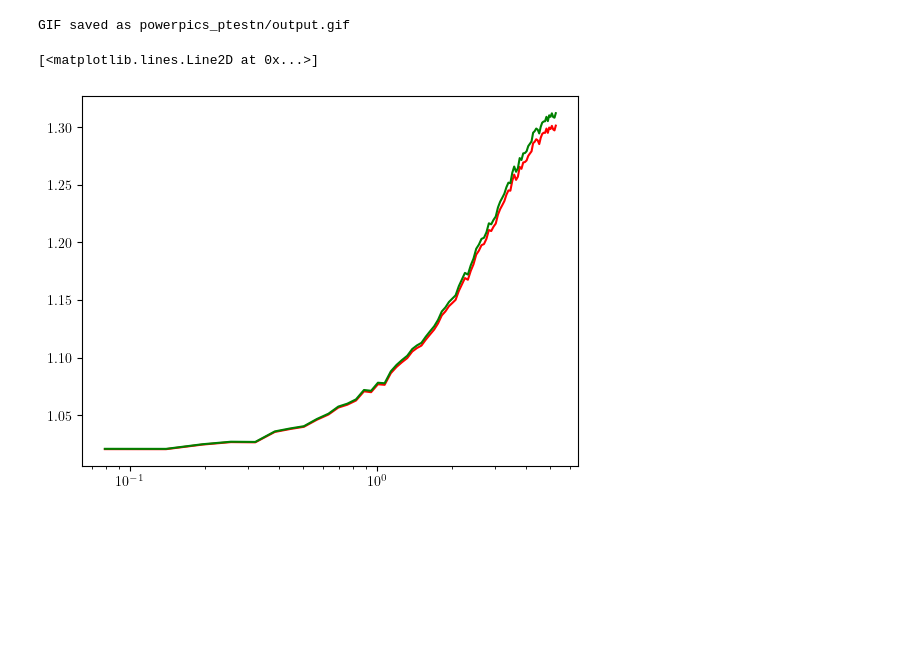
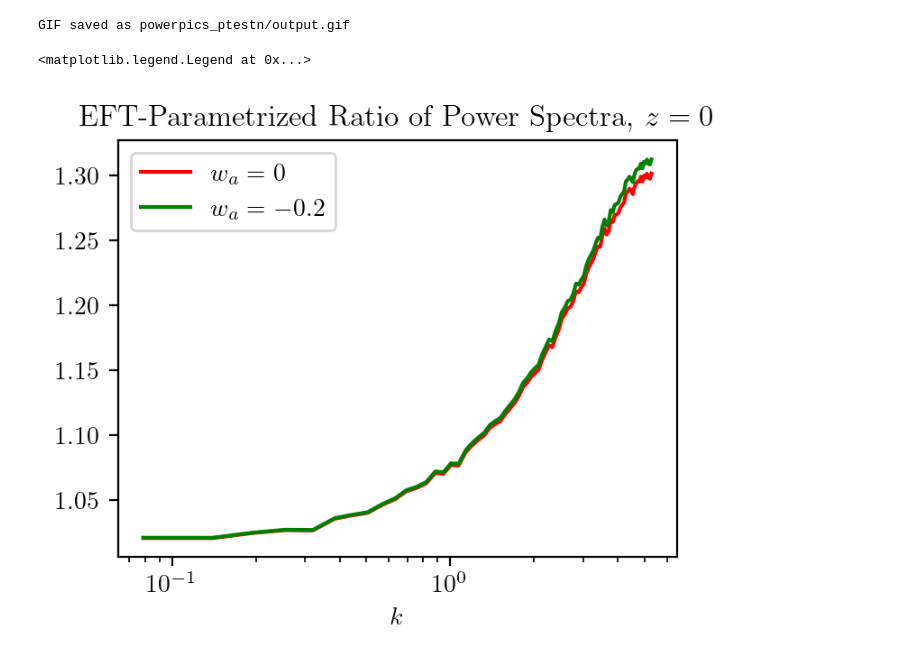
Before and after one commit to hganjoo/pysco-eft-lin, a Jupyter notebook: pysco/plotter.ipynb, the cells around one changed output. Drawn from its saved outputs; the diff is of its cells as text; code cells hidden in the pictures; blank space fills up the shorter version.

```diff
--- a/pysco/plotter.ipynb
+++ b/pysco/plotter.ipynb
@@ -172,21 +172,27 @@ print(f"GIF saved as {output_gif}")
 # %% [output]
 GIF saved as powerpics_ptestn/output.gif
 # %%
+plt.figure(dpi=200,figsize=(4,3))
+
 file_path = './ptest/output_{}/particles_eft_multigrid_ncoarse8.h5'.format(str(i).zfill(5))
 k,Pk1,a = pspec.get_pspec(file_path)
 #plt.loglog(k,Pk,'.',c='r')
 
 file_path = './ptest//output_{}/particles_parametrized_mu0_-0.072_multigrid_ncoarse8.h5'.format(str(i).zfill(5))
 k,Pk2,a = pspec.get_pspec(file_path)
-plt.semilogx(k,Pk1/Pk2,c='r')
+plt.semilogx(k,Pk1/Pk2,c='r',label=r'$w_a = 0$')
 
 file_path = './ptestn/output_{}/particles_eft_multigrid_ncoarse8.h5'.format(str(i).zfill(5))
 k,Pk1,a = pspec.get_pspec(file_path)
 #plt.loglog(k,Pk,'.',c='r')
 
 file_path = './ptestn//output_{}/particles_parametrized_mu0_-0.072_multigrid_ncoarse8.h5'.format(str(i).zfill(5))
 k,Pk2,a = pspec.get_pspec(file_path)
-plt.semilogx(k,Pk1/Pk2,c='g')
+plt.semilogx(k,Pk1/Pk2,c='g',label=r'$w_a = -0.2$')
+
+plt.title('EFT-Parametrized Ratio of Power Spectra, $z=0$')
+plt.xlabel('$k$')
+plt.legend()
 # %% [output]
-[<matplotlib.lines.Line2D at 0x...>]
+<matplotlib.legend.Legend at 0x...>
-[figure, old version]
+[figure, new version]
```
Also changed, not shown: 2 other files.
